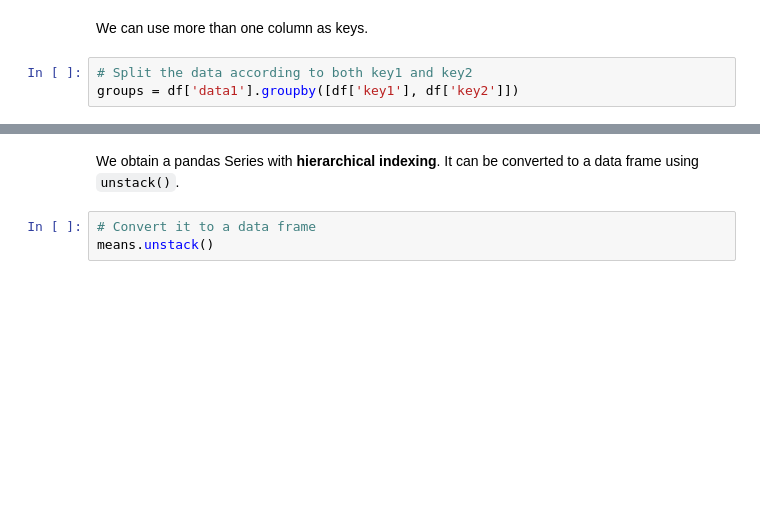
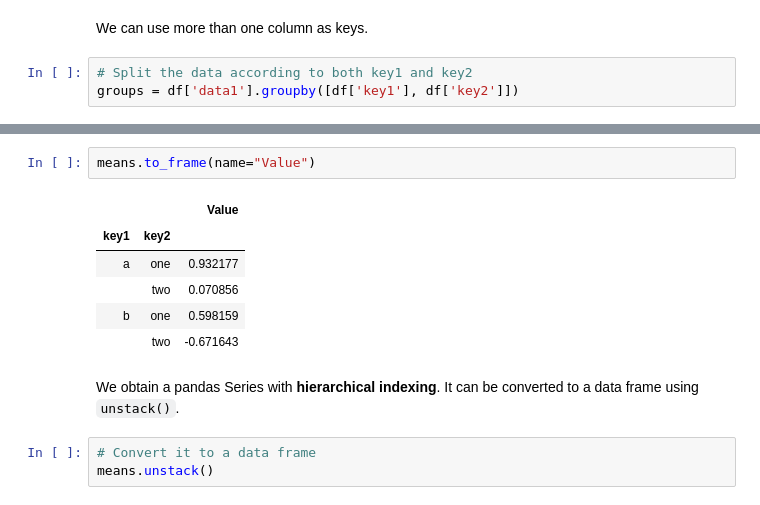
Before and after one commit to ch00226855/CMP464-Fall2019, a Jupyter notebook: Week13_GroupbyMechanics.ipynb, the cells around one changed output, grey strips where cells are left out. Saved outputs shown, nothing was run; the diff lists cells and outputs as text; blank space fills up the shorter version.

```diff
--- a/Week13_GroupbyMechanics.ipynb
+++ b/Week13_GroupbyMechanics.ipynb
@@ -85,4 +115,13 @@ b     one    -0.803664
 Name: data1, dtype: float64
+# %%
+means.to_frame(name="Value")
+# %% [output]
+|  |  | Value |
+| key1 | key2 |  |
+| a | one | 0.932177 |
+|  | two | 0.070856 |
+| b | one | 0.598159 |
+|  | two | -0.671643 |
 # %% [markdown]
 We obtain a pandas Series with **hierarchical indexing**. It can be converted to a data frame using `unstack()`.
 # %%
```
Also changed, not shown: parts of 68 cells of this notebook.
